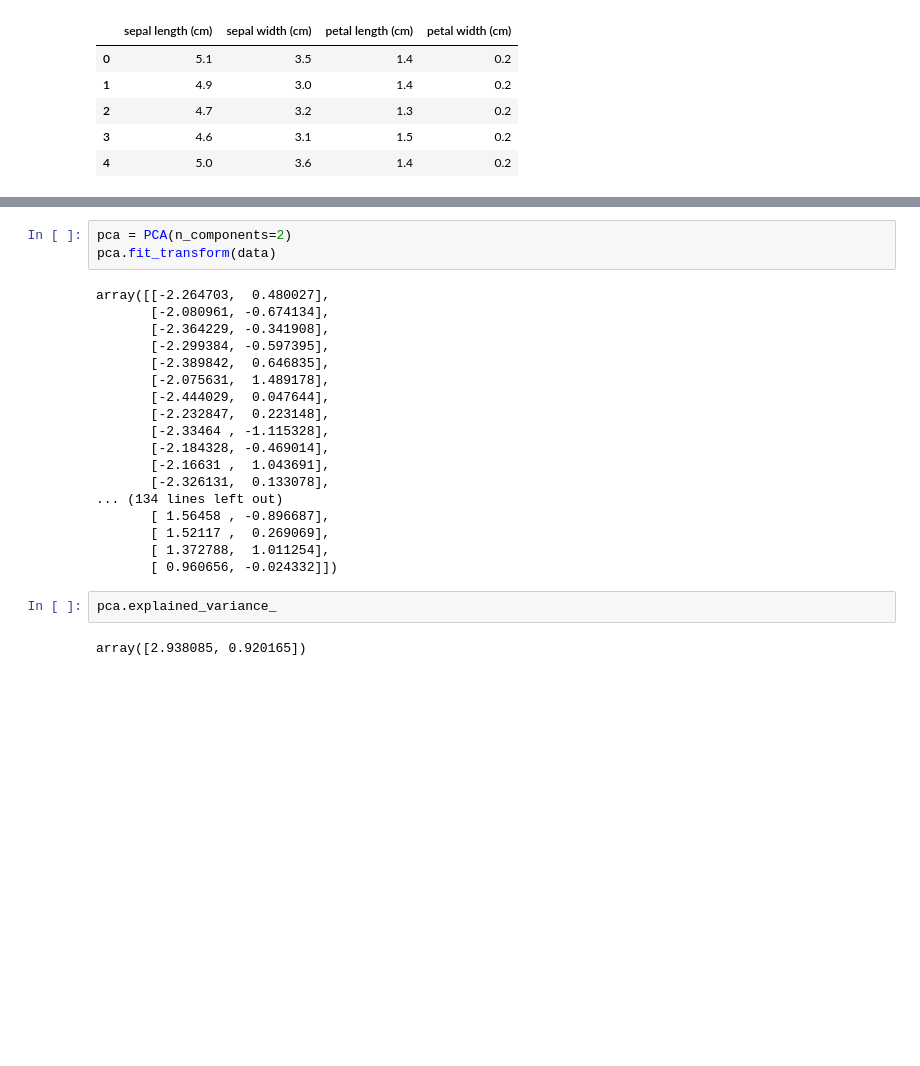
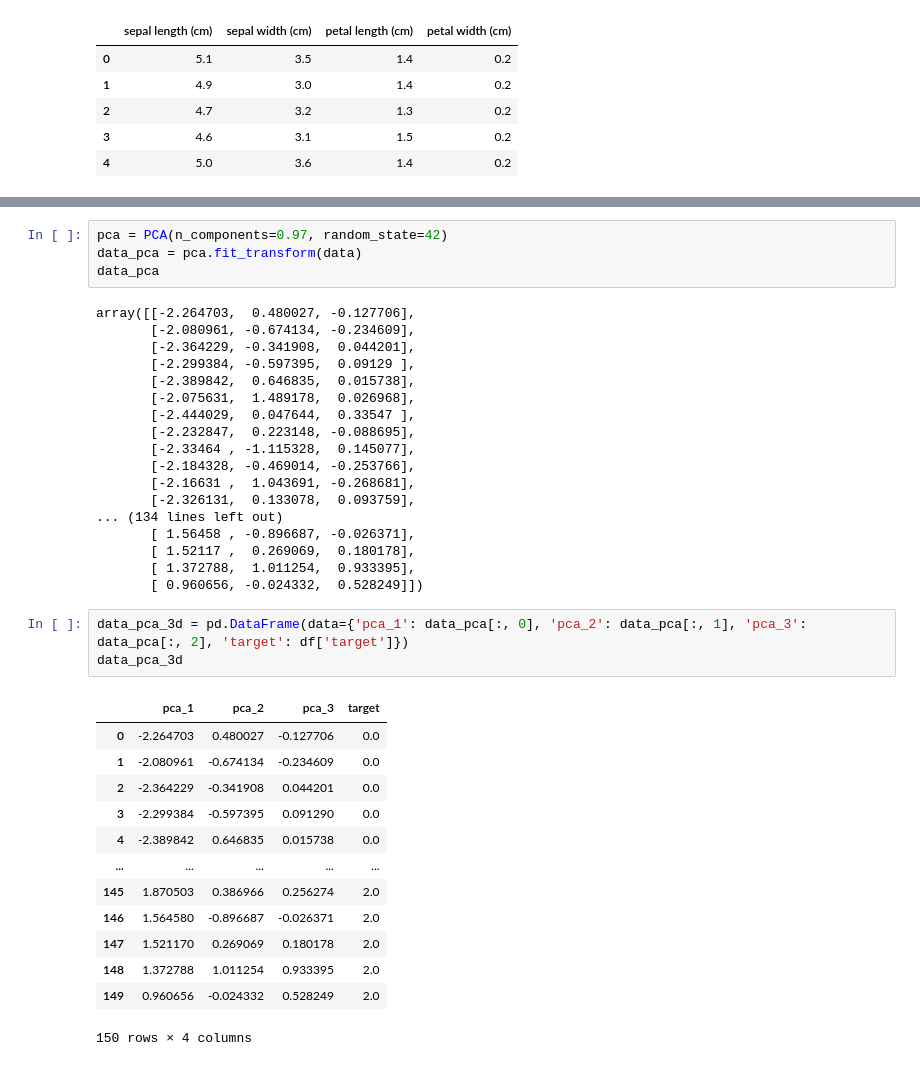
Before and after one commit to krakowiakpawel9/ml_course, a Jupyter notebook: ul/07_pca.ipynb, the cells around one changed output, grey strips where cells are left out. Cells and saved outputs as stored; diff of their text form; blank space fills up the shorter version.

```diff
--- a/ul/07_pca.ipynb
+++ b/ul/07_pca.ipynb
@@ -115,25 +187,39 @@ Text(0, 0.5, 'Principal components')
 # %%
-pca = PCA(n_components=2)
-pca.fit_transform(data)
+pca = PCA(n_components=0.97, random_state=42)
+data_pca = pca.fit_transform(data)
+data_pca
 # %% [output]
-array([[-2.264703,  0.480027],
-       [-2.080961, -0.674134],
-       [-2.364229, -0.341908],
-       [-2.299384, -0.597395],
-       [-2.389842,  0.646835],
-       [-2.075631,  1.489178],
-       [-2.444029,  0.047644],
-       [-2.232847,  0.223148],
-       [-2.33464 , -1.115328],
-       [-2.184328, -0.469014],
-       [-2.16631 ,  1.043691],
-       [-2.326131,  0.133078],
+array([[-2.264703,  0.480027, -0.127706],
+       [-2.080961, -0.674134, -0.234609],
+       [-2.364229, -0.341908,  0.044201],
+       [-2.299384, -0.597395,  0.09129 ],
+       [-2.389842,  0.646835,  0.015738],
+       [-2.075631,  1.489178,  0.026968],
+       [-2.444029,  0.047644,  0.33547 ],
+       [-2.232847,  0.223148, -0.088695],
+       [-2.33464 , -1.115328,  0.145077],
+       [-2.184328, -0.469014, -0.253766],
+       [-2.16631 ,  1.043691, -0.268681],
+       [-2.326131,  0.133078,  0.093759],
 ... (134 lines left out)
-       [ 1.56458 , -0.896687],
-       [ 1.52117 ,  0.269069],
-       [ 1.372788,  1.011254],
-       [ 0.960656, -0.024332]])
+       [ 1.56458 , -0.896687, -0.026371],
+       [ 1.52117 ,  0.269069,  0.180178],
+       [ 1.372788,  1.011254,  0.933395],
+       [ 0.960656, -0.024332,  0.528249]])
-# %%
-pca.explained_variance_
-# %% [output]
-array([2.938085, 0.920165])
+# %%
+data_pca_3d = pd.DataFrame(data={'pca_1': data_pca[:, 0], 'pca_2': data_pca[:, 1], 'pca_3': data_pca[:, 2], 'target': df['target']})
+data_pca_3d
+# %% [output]
+|  | pca_1 | pca_2 | pca_3 | target |
+| 0 | -2.264703 | 0.480027 | -0.127706 | 0.0 |
+| 1 | -2.080961 | -0.674134 | -0.234609 | 0.0 |
+| 2 | -2.364229 | -0.341908 | 0.044201 | 0.0 |
+| 3 | -2.299384 | -0.597395 | 0.091290 | 0.0 |
+| 4 | -2.389842 | 0.646835 | 0.015738 | 0.0 |
+| ... | ... | ... | ... | ... |
+| 145 | 1.870503 | 0.386966 | 0.256274 | 2.0 |
+| 146 | 1.564580 | -0.896687 | -0.026371 | 2.0 |
+| 147 | 1.521170 | 0.269069 | 0.180178 | 2.0 |
+| 148 | 1.372788 | 1.011254 | 0.933395 | 2.0 |
+| 149 | 0.960656 | -0.024332 | 0.528249 | 2.0 |
+150 rows × 4 columns
```
Also changed, not shown: parts of 12 cells of this notebook.
